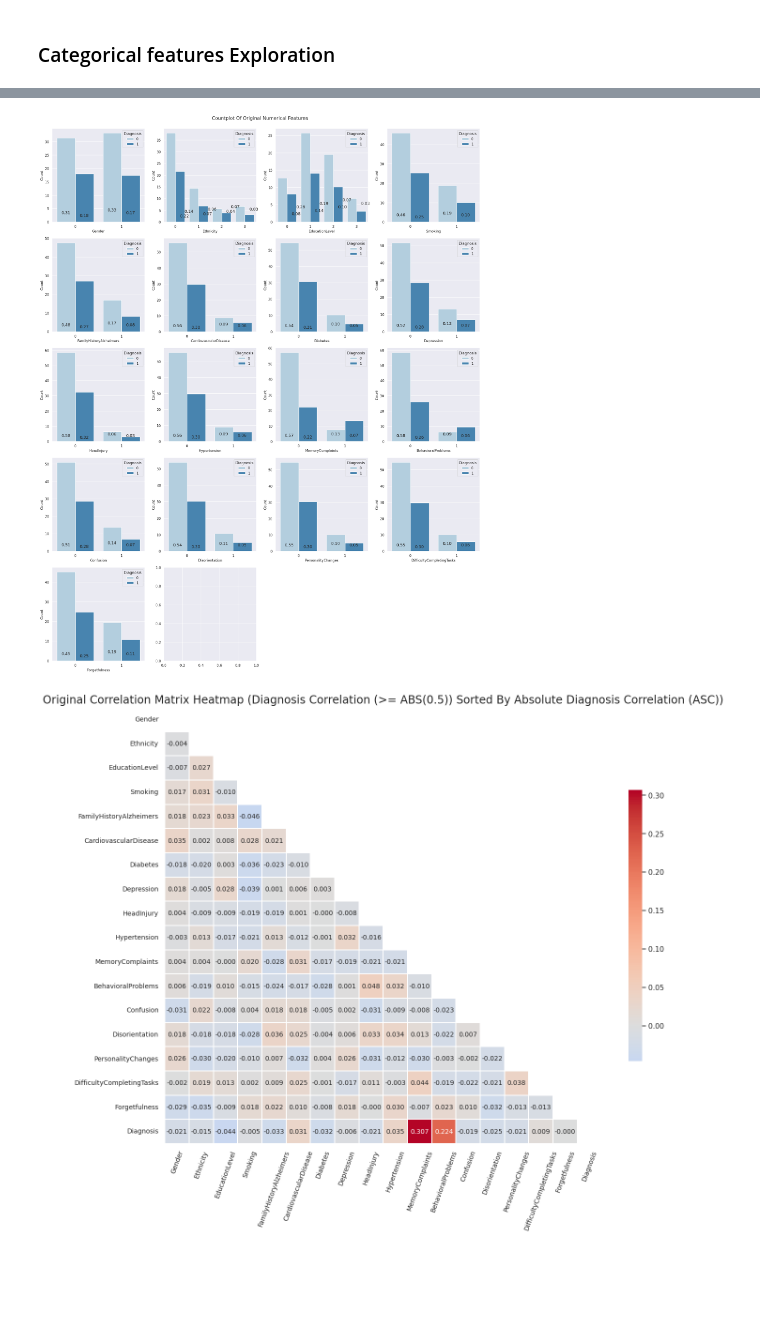
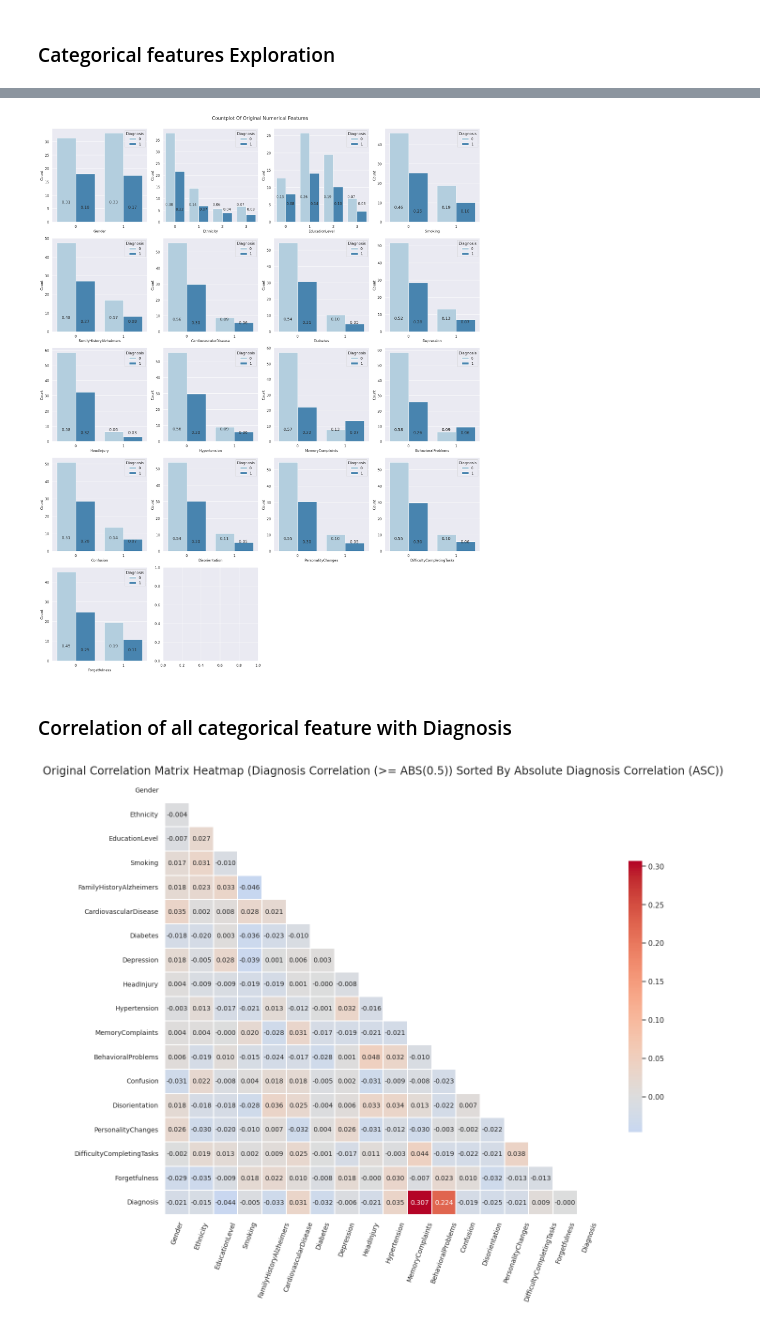
Before and after one commit to lovecrushfamily/Alzheimer_Disease, a Jupyter notebook: notebook.ipynb, the cells around one changed output, grey strips where cells are left out. Cells and saved outputs as stored; diff of their text form; code cells hidden in the pictures; blank space fills up the shorter version.

```diff
--- a/notebook.ipynb
+++ b/notebook.ipynb
@@ -112,7 +116,7 @@ numerical_features = ['Age',
 
 
 alzheimer_df[numerical_features] = alzheimer_df[numerical_features].astype('float')
-alzheimer_df[categorical_features] = alzheimer_df[categorical_features].astype('category')
+alzheimer_df[categorical_features] = alzheimer_df[categorical_features].astype('int')
 # %% [markdown]
 ### Remove irrelevant features
 # %%
@@ -254,7 +259,7 @@ plt.show()
 num_cols = 4
 num_rows = (len(numerical_features) + num_cols - 1) // num_cols  # Calculate the number of rows
 
-fig, axes = plt.subplots(num_rows, num_cols, figsize=(18, 5 * num_rows))
+fig, axes = plt.subplots(num_rows, num_cols, figsize=(15, 4 * num_rows))
 
 axes = axes.ravel()
 
@@ -303,5 +310,4 @@ alzheimer_df.describe(include='category').transpose()
 # %%
-
 num_cols = 4
 num_rows = (len(categorical_features) + num_cols - 1) // num_cols  # Calculate the number of rows
 
@@ -319,40 +325,50 @@ for i, column in enumerate(categorical_features):
 
     ax = axes[i]
     sns.countplot(data=alzheimer_df,
                   x=column, ax=ax,
                   palette='Blues',
                   hue=alzheimer_df['Diagnosis'],
                   stat='percent')
 
-    # Denote proportion of hue
     discrete_values = alzheimer_df[[column,'Diagnosis']].value_counts(normalize=True)
     discrete_values = discrete_values.reset_index()
     discrete_values = discrete_values.set_index(column)
 
+
     range_of = discrete_values.shape[0] // 2
-    for i in range(range_of):
 
-        # x_range = ax.get_xlabel
-        # Let's find the way or some code that can adjust the text label along with its own scale, trust you too.
+    if range_of == 2:
+        for i in range(range_of):
+            ax.annotate(f'{discrete_values.loc[i]['proportion'].values[0]:,.2f}', xy=(i - 0.15 * range_of ,7), fontsize=13, )
+            ax.annotate(f'{discrete_values.loc[i]['proportion'].values[1]:,.2f}', xy=(i + 0.05 * range_of, 5), fontsize=13,)
 
-        ax.annotate(f'{discrete_values.loc[i]['proportion'].values[0]:,.2f}', xy=(i - 0.15 * range_of ,i + 3), fontsize=13)
-        ax.annotate(f'{discrete_values.loc[i]['proportion'].values[1]:,.2f}', xy=(i + 0.05 * range_of,i  + 2), fontsize=13)
+    if range_of == 3:
+        for i in range(range_of):
+            ax.annotate(f'{discrete_values.loc[i]['proportion'].values[0]:,.2f}', xy=(i - 0.1 * range_of ,7), fontsize=12)
+            ax.annotate(f'{discrete_values.loc[i]['proportion'].values[1]:,.2f}', xy=(i + 0.02 * range_of, 5), fontsize=12)
+
+    if range_of == 4:
+        for i in range(range_of):
+            ax.annotate(f'{discrete_values.loc[i]['proportion'].values[0]:,.2f}', xy=(i - 0.1 * range_of ,7), fontsize=11)
+            ax.annotate(f'{discrete_values.loc[i]['proportion'].values[1]:,.2f}', xy=(i + 0.01 * range_of, 5), fontsize=11)
 
     ax.set_xlabel(column, fontsize=11)
     ax.set_ylabel('Count', fontsize=11)
 
 
 
 # Remove empty subplots if necessary
 if len(categorical_features) < num_cols * num_rows:
     for i in range(len(categorical_features), num_cols * num_rows):
         fig.delaxes(axes[i])
 
 
 plt.tight_layout() # Adjust spacing between subplots
 plt.show()
 # %% [output]
-[figure, old version]
+[figure, new version]
+# %% [markdown]
+### Correlation of all categorical feature with Diagnosis
 # %%
 corr = alzheimer_df[categorical_features].corr()
 
```
Also changed, not shown: parts of 41 cells of this notebook.
